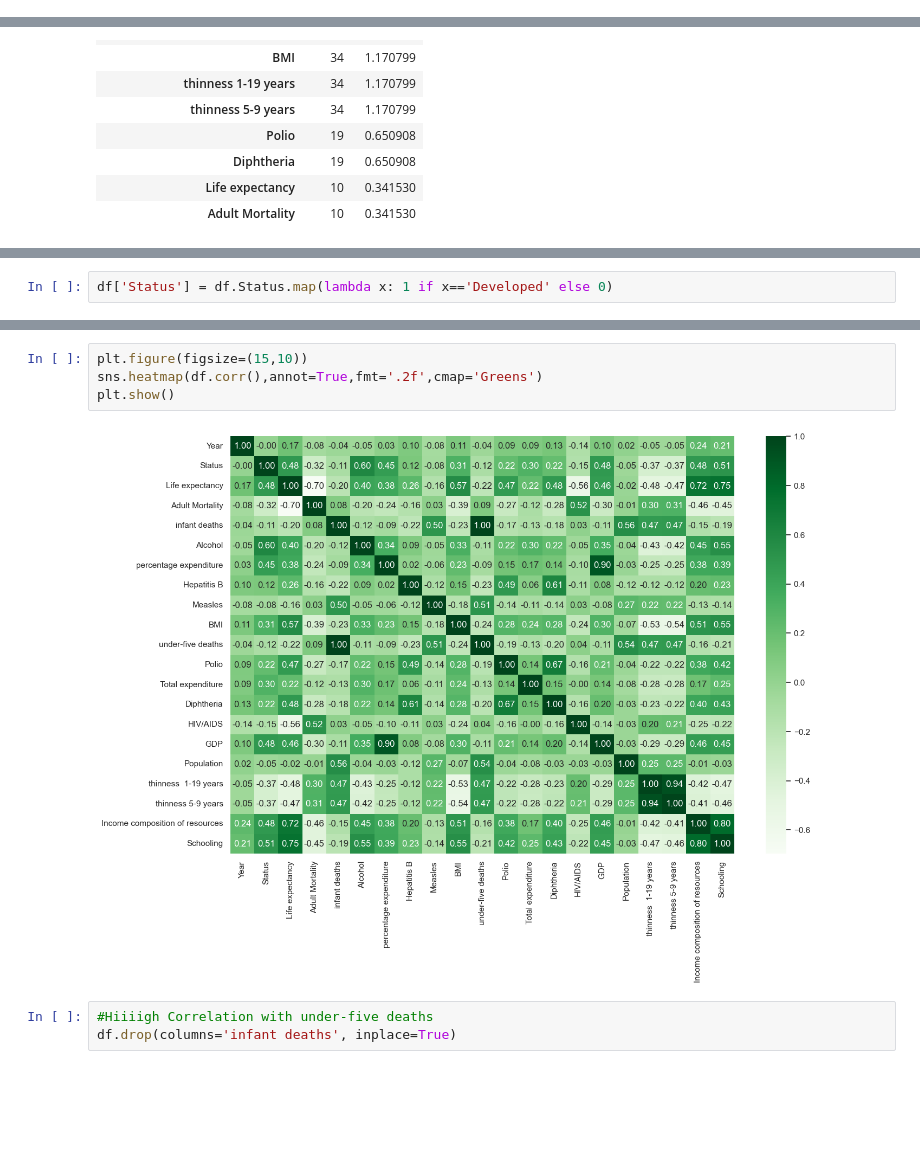
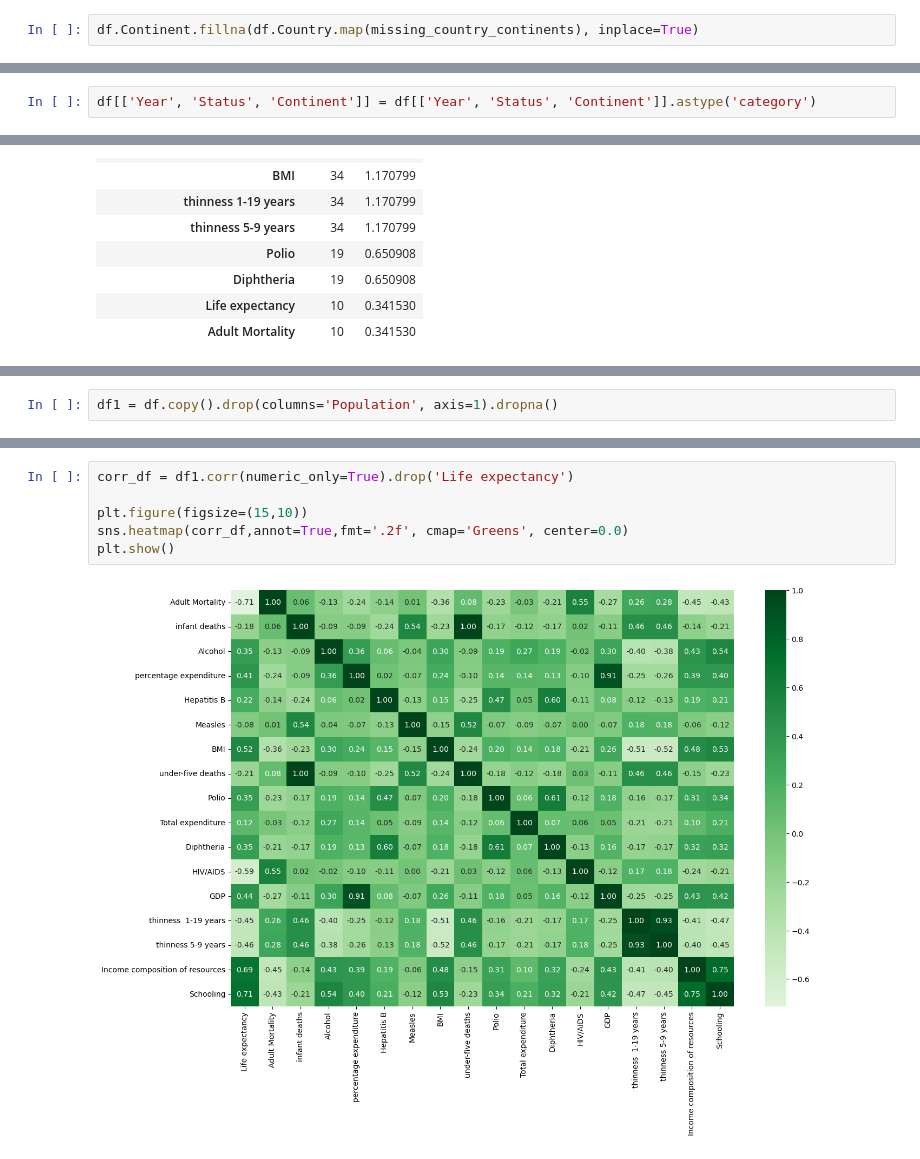
Before and after one commit to EDA-writing/Team-Clover-EDA, a Jupyter notebook: eda.ipynb, the cells around one changed output, grey strips where cells are left out. Drawn from its saved outputs; the diff is of its cells as text; blank space fills up the shorter version.

```diff
--- a/eda.ipynb
+++ b/eda.ipynb
@@ -125,0 +161,2 @@ df.head(20)
+# %%
+df.Continent.fillna(df.Country.map(missing_country_continents), inplace=True)
@@ -126,3 +173,5 @@ df.head(20)
+# %%
+df[['Year', 'Status', 'Continent']] = df[['Year', 'Status', 'Continent']].astype('category')
 # %%
 def missing_values(df: pd.DataFrame):
     counts = df.isna().sum().to_frame(name='Count')
@@ -154,2 +198,0 @@ array(['Developing', 'Developed'], dtype=object)
-# %%
-df['Status'] = df.Status.map(lambda x: 1 if x=='Developed' else 0)
@@ -176 +199,3 @@ df.describe().T
+# %%
+df1 = df.copy().drop(columns='Population', axis=1).dropna()
 # %%
@@ -203,9 +207,8 @@ df.corr(numeric_only=True)
 # %%
+corr_df = df1.corr(numeric_only=True).drop('Life expectancy')
+
 plt.figure(figsize=(15,10))
-sns.heatmap(df.corr(),annot=True,fmt='.2f',cmap='Greens')
+sns.heatmap(corr_df,annot=True,fmt='.2f', cmap='Greens', center=0.0)
 plt.show()
 # %% [output]
-[figure, old version]
+[figure, new version]
-# %%
-#Hiiiigh Correlation with under-five deaths
-df.drop(columns='infant deaths', inplace=True)
```
Also changed, not shown: parts of 47 cells of this notebook.
